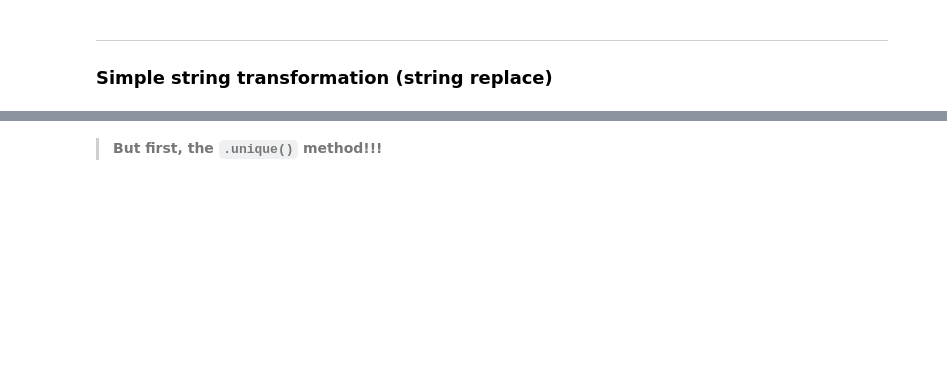
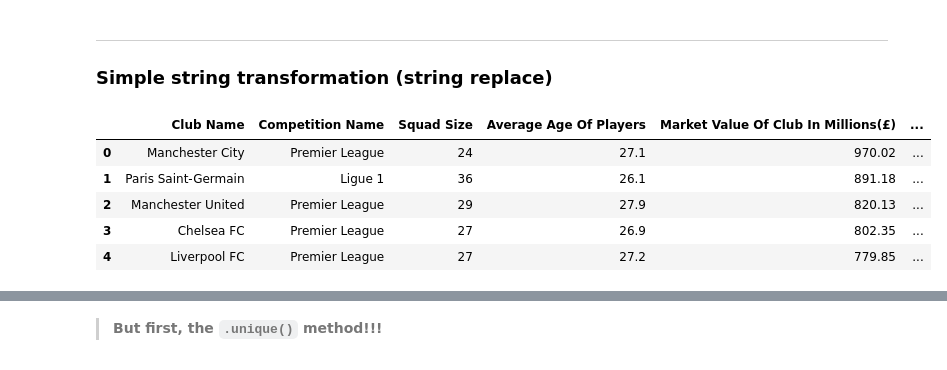
Before and after one commit to dataptmad0124/lessons, a Jupyter notebook: m1/20240203_etl_pandas_cleaning.ipynb, the cells around one changed output, grey strips where cells are left out. Drawn from its saved outputs; the diff is of its cells as text; code cells hidden in the pictures; blank space fills up the shorter version.

```diff
--- a/m1/20240203_etl_pandas_cleaning.ipynb
+++ b/m1/20240203_etl_pandas_cleaning.ipynb
@@ -556,3 +556,14 @@ df.fillna('hola').head()
 ---
 
 ### Simple string transformation (string replace)
+# %%
+df = pd.read_csv('datasets/club.csv', index_col=0)
+
+df.head()
+# %% [output]
+|  | Club Name | Competition Name | Squad Size | Average Age Of Players | Market Value Of Club In Millions(£) | ... |
+| 0 | Manchester City | Premier League | 24 | 27.1 | 970.02 | ... |
+| 1 | Paris Saint-Germain | Ligue 1 | 36 | 26.1 | 891.18 | ... |
+| 2 | Manchester United | Premier League | 29 | 27.9 | 820.13 | ... |
+| 3 | Chelsea FC | Premier League | 27 | 26.9 | 802.35 | ... |
+| 4 | Liverpool FC | Premier League | 27 | 27.2 | 779.85 | ... |
```
Also changed, not shown: parts of 84 cells of this notebook.
